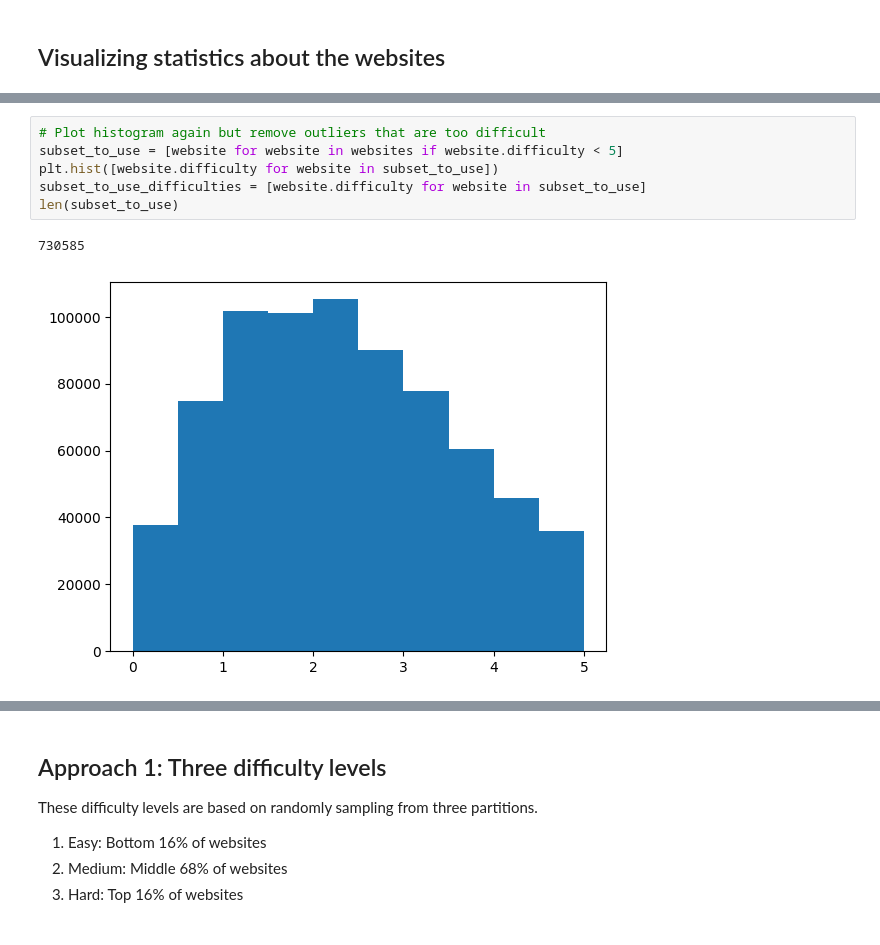
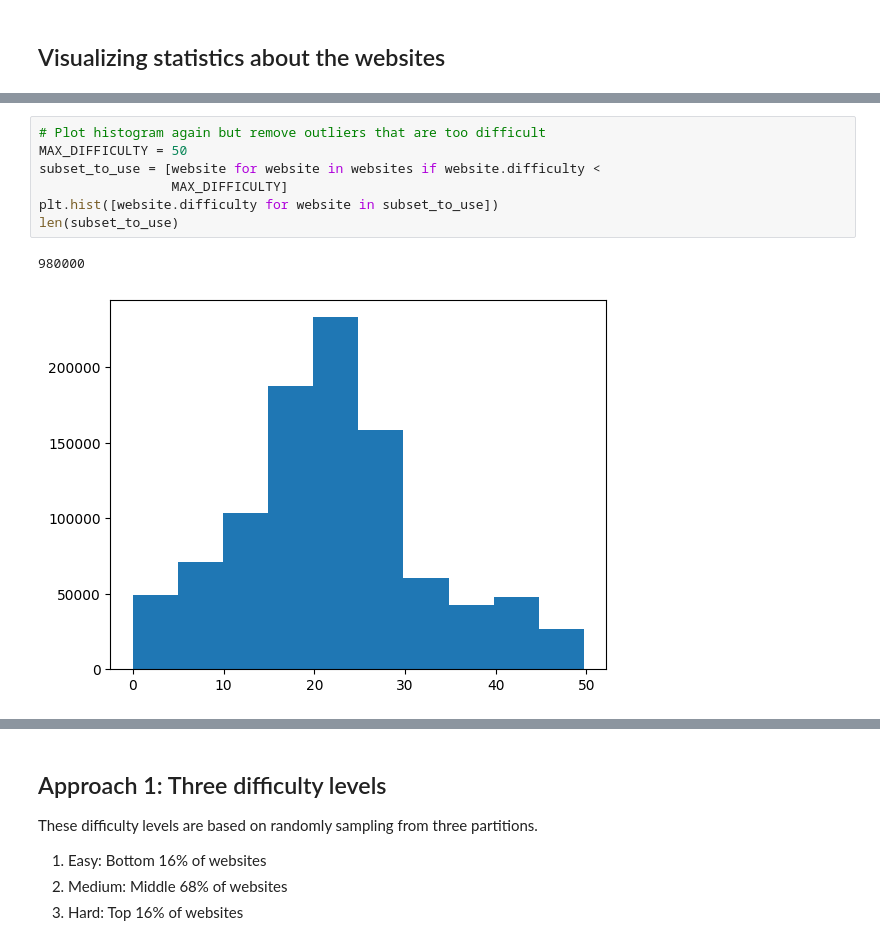
Before and after one commit to Farama-Foundation/A2Perf, a Jupyter notebook: viz/analysis/web_navigation/websites.ipynb, the cells around one changed output, grey strips where cells are left out. Cells and saved outputs as stored; diff of their text form.

```diff
--- a/viz/analysis/web_navigation/websites.ipynb
+++ b/viz/analysis/web_navigation/websites.ipynb
@@ -67,11 +87,12 @@ plt.hist(difficulties)
 # %%
 # Plot histogram again but remove outliers that are too difficult
-subset_to_use = [website for website in websites if website.difficulty < 5]
+MAX_DIFFICULTY = 50
+subset_to_use = [website for website in websites if website.difficulty <
+                 MAX_DIFFICULTY]
 plt.hist([website.difficulty for website in subset_to_use])
-subset_to_use_difficulties = [website.difficulty for website in subset_to_use]
 len(subset_to_use)
 # %% [output]
-730585
+980000
-[figure, old version]
+[figure, new version]
 # %%
 # Can we plot a normal distribution on top of this?
```
Also changed, not shown: parts of 26 cells of this notebook.
